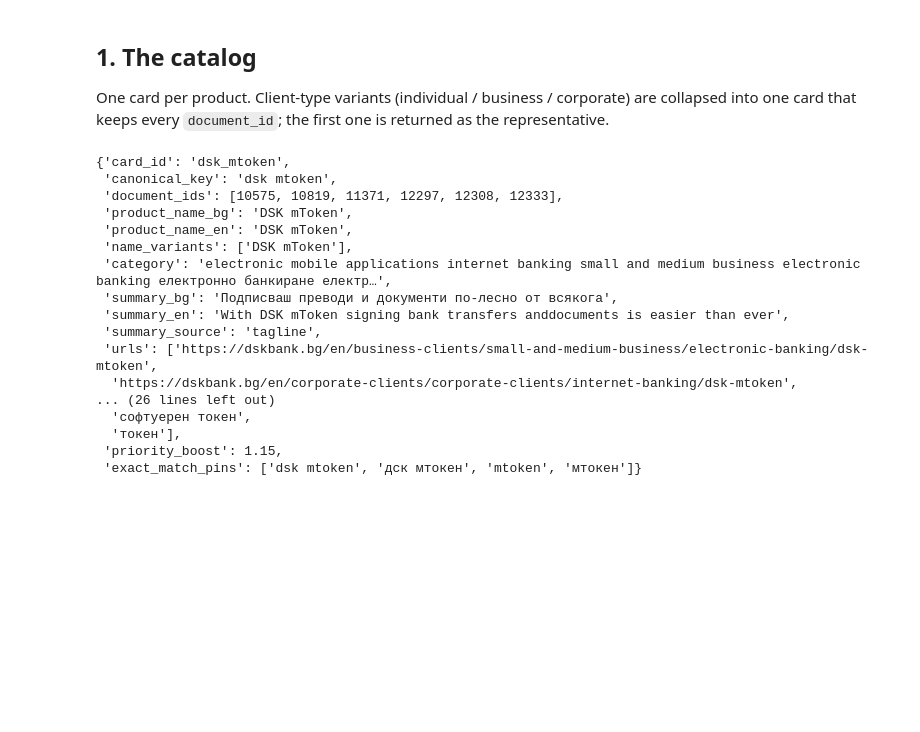
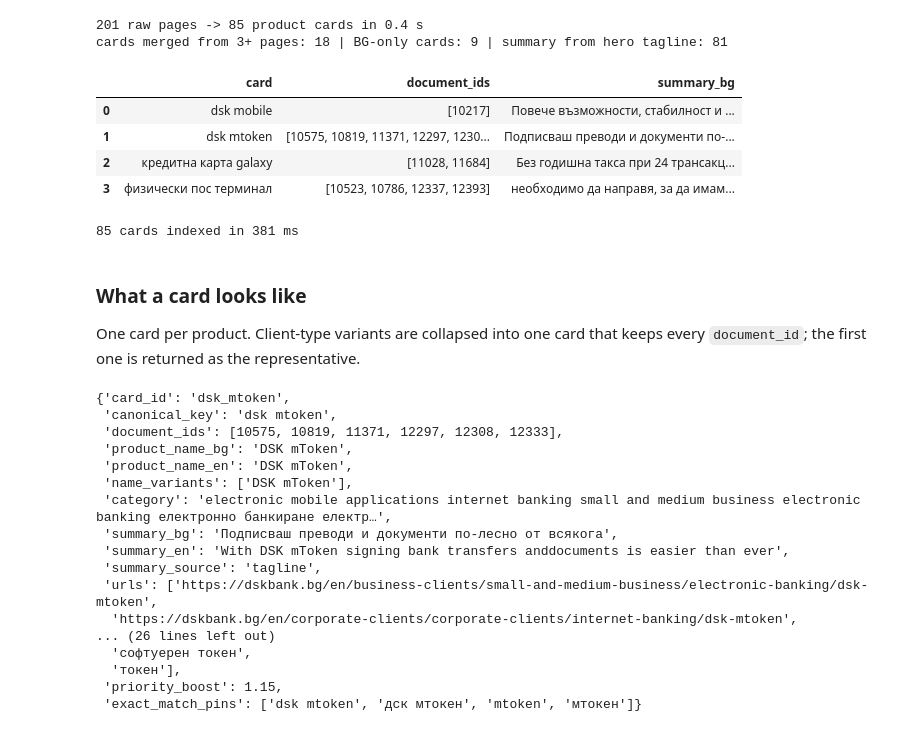
Before and after one commit to beckortikov/dsk-product-ranker, a Jupyter notebook: demo.ipynb, the cells around one changed output. Drawn from its saved outputs; the diff is of its cells as text; code cells hidden in the pictures; blank space fills up the shorter version.

```diff
--- a/demo.ipynb
+++ b/demo.ipynb
@@ -24,7 +110,33 @@ print(f'{len(ranker)} cards built from {sum(len(c["document_ids"]) for c in card
+# %%
+from build_catalog import build
+t0 = time.perf_counter()
+cards = build()
+print(f'{len(df)} raw pages -> {len(cards)} product cards in {time.perf_counter()-t0:.1f} s')
+print('cards merged from 3+ pages:', sum(1 for c in cards if len(c['document_ids']) > 2),
+      '| BG-only cards:', sum(1 for c in cards if not c['product_name_en']),
+      '| summary from hero tagline:', sum(1 for c in cards if c['summary_source'] == 'tagline'))
+pd.DataFrame([{'card': c['canonical_key'], 'document_ids': c['document_ids'], 'summary_bg': c['summary_bg']}
+              for c in cards if c['canonical_key'] in ('dsk mtoken', 'dsk mobile', 'физически пос терминал', 'кредитна карта galaxy')])
+# %% [output]
+201 raw pages -> 85 product cards in 0.4 s
+cards merged from 3+ pages: 18 | BG-only cards: 9 | summary from hero tagline: 81
+|  | card | document_ids | summary_bg |
+| 0 | dsk mobile | [10217] | Повече възможности, стабилност и ... |
+| 1 | dsk mtoken | [10575, 10819, 11371, 12297, 1230... | Подписваш преводи и документи по-... |
+| 2 | кредитна карта galaxy | [11028, 11684] | Без годишна такса при 24 трансакц... |
+| 3 | физически пос терминал | [10523, 10786, 12337, 12393] | необходимо да направя, за да имам... |
+# %%
+# The runtime never sees the CSVs: it only reads this file.
+Path('products.json').write_text(json.dumps(cards, ensure_ascii=False, indent=2), encoding='utf-8')
+from ranker import ProductCardRanker
+t0 = time.perf_counter(); ranker = ProductCardRanker(cards)
+print(f'{len(ranker)} cards indexed in {(time.perf_counter()-t0)*1000:.0f} ms')
+# %% [output]
+85 cards indexed in 381 ms
 # %% [markdown]
-## 1. The catalog
+### What a card looks like
 
-One card per product. Client-type variants (individual / business / corporate) are collapsed into one card that keeps every `document_id`; the first one is returned as the representative.
+One card per product. Client-type variants are collapsed into one card that keeps every `document_id`; the first one is returned as the representative.
 # %%
 c = next(c for c in cards if c['canonical_key'] == 'dsk mtoken')
 {k: (v if not isinstance(v, str) or len(v) < 120 else v[:120] + '…') for k, v in c.items() if k not in ('text_bg', 'text_en')}
```
Also changed, not shown: parts of 21 cells of this notebook, 3 other files.
